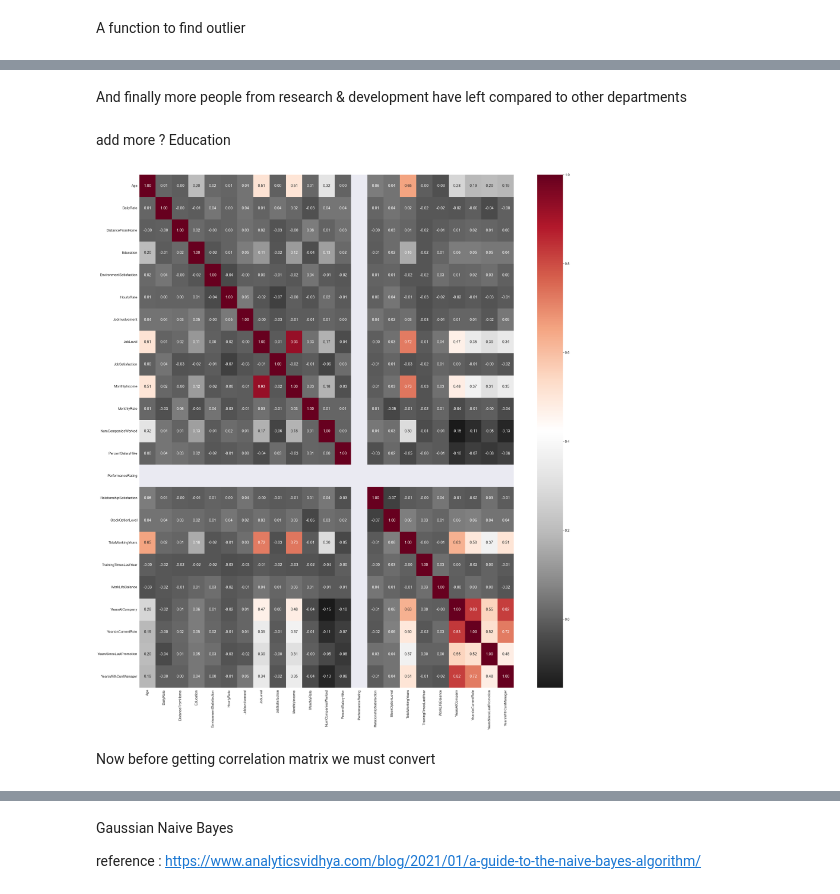
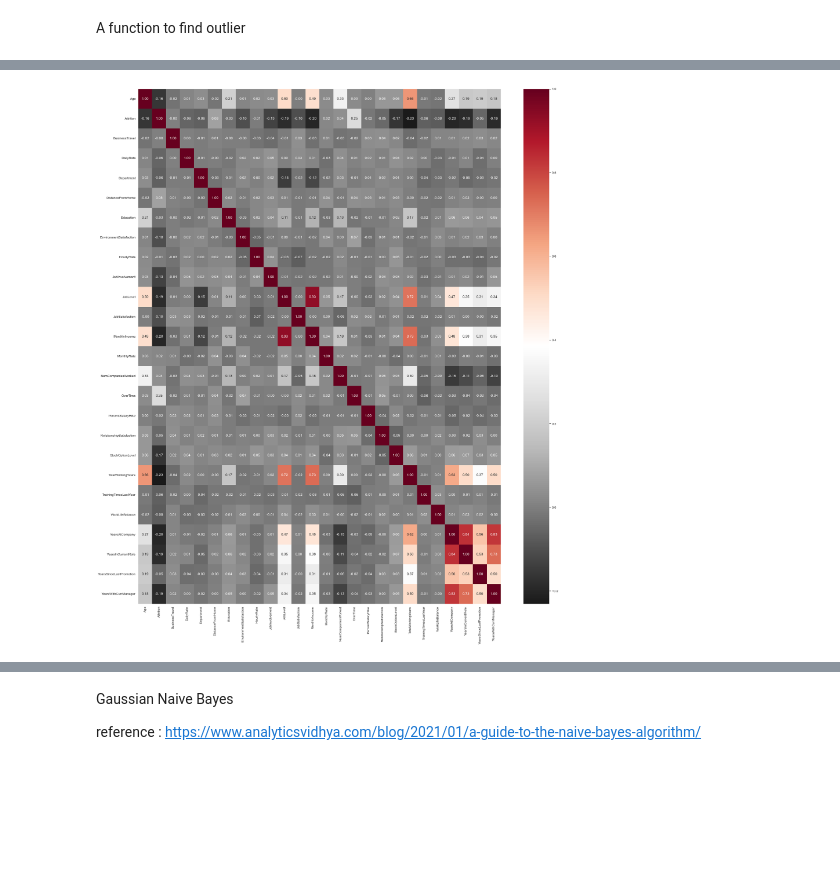
Before and after one commit to AmanKrishna171/HR_Analytics_Data_Science_Project, a Jupyter notebook: CW_Part1.ipynb, the cells around one changed output, grey strips where cells are left out. Drawn from its saved outputs; the diff is of its cells as text; code cells hidden in the pictures; blank space fills up the shorter version.

```diff
--- a/CW_Part1.ipynb
+++ b/CW_Part1.ipynb
@@ -150,0 +169,6 @@ plt.show()
+# %%
+sns.set(rc = {'figure.figsize':(30,10)})
+sns.histplot(data = df,
+            x = "JobRole",
+            hue = "Attrition",
+            palette = "autumn").set()
@@ -150,0 +178,6 @@ plt.show()
+# %%
+sns.set(rc = {'figure.figsize':(10,10)})
+sns.histplot(data = df,
+            x = "Gender",
+            hue = "Attrition",
+            palette = "autumn").set()
@@ -179,6 +259,6 @@ df.hist(figsize=(18,18),grid=True,bins='auto');
 # %%
 for index in df.skew().index:
-    if df.skew().loc[index]>0.5:
+    if (df.skew().loc[index]>0.5 or df.skew().loc[index]<-0.5):
         df[index]=np.log1p(df[index])
 
 df.hist(figsize=(18,18),grid=True,bins='auto');
@@ -241,12 +292,16 @@ col_outliers
 # %%
-cols = col_outliers # one or more
+num_train = df.select_dtypes(include=["number"])
+cat_train = df.select_dtypes(exclude=["number"])
+idx = np.all(stats.zscore(num_train) < 3, axis=1)
+df_clean = pd.concat([num_train.loc[idx], cat_train.loc[idx]], axis=1)
 
-Q1 = df[cols].quantile(0.25)
-Q3 = df[cols].quantile(0.75)
-IQR = Q3 - Q1
+# Q1 = num_train.quantile(0.25)
+# Q3 = num_train.quantile(0.80)
+# IQR = Q3 - Q1
+# idx = ~((num_train < (Q1 - 1.5 * IQR)) | (num_train > (Q3 + 1.5 * IQR))).any(axis=1)
+# df = pd.concat([num_train.loc[idx], cat_train.loc[idx]], axis=1)
 
-df = df[~((df[cols] < (Q1 - 1.5 * IQR)) |(df[cols] > (Q3 + 1.5 * IQR))).any(axis=1)]
-df1=df.select_dtypes(exclude=['object'])
+df1=df_clean.select_dtypes(exclude=['object'])
 for column in df1:
         plt.figure(figsize=(5,5))
         sns.boxplot(data=df1, x=column)
@@ -299,5 +321,0 @@ sns.countplot(x='Department', data=df[df['Attrition']=='Yes'], hue="Attrition")
-# %% [markdown]
-And finally more people from research & development have left compared to other departments
-# %% [markdown]
-add more ?
-Education
@@ -304,11 +327,9 @@ Education
 # %%
 corr_matrix = df.corr()
 
-plt.figure(figsize=(40,45))
-sns.set(font_scale = 1.5)
+plt.figure(figsize=(30,35))
+sns.set(font_scale = 1.1)
 sns.heatmap(corr_matrix, cmap='RdGy_r', annot=True, fmt='.2f')
 plt.show()
 # %% [output]
-[figure, old version]
+[figure, new version]
-# %% [markdown]
-Now before getting correlation matrix we must convert
```
Also changed, not shown: parts of 52 cells of this notebook.
